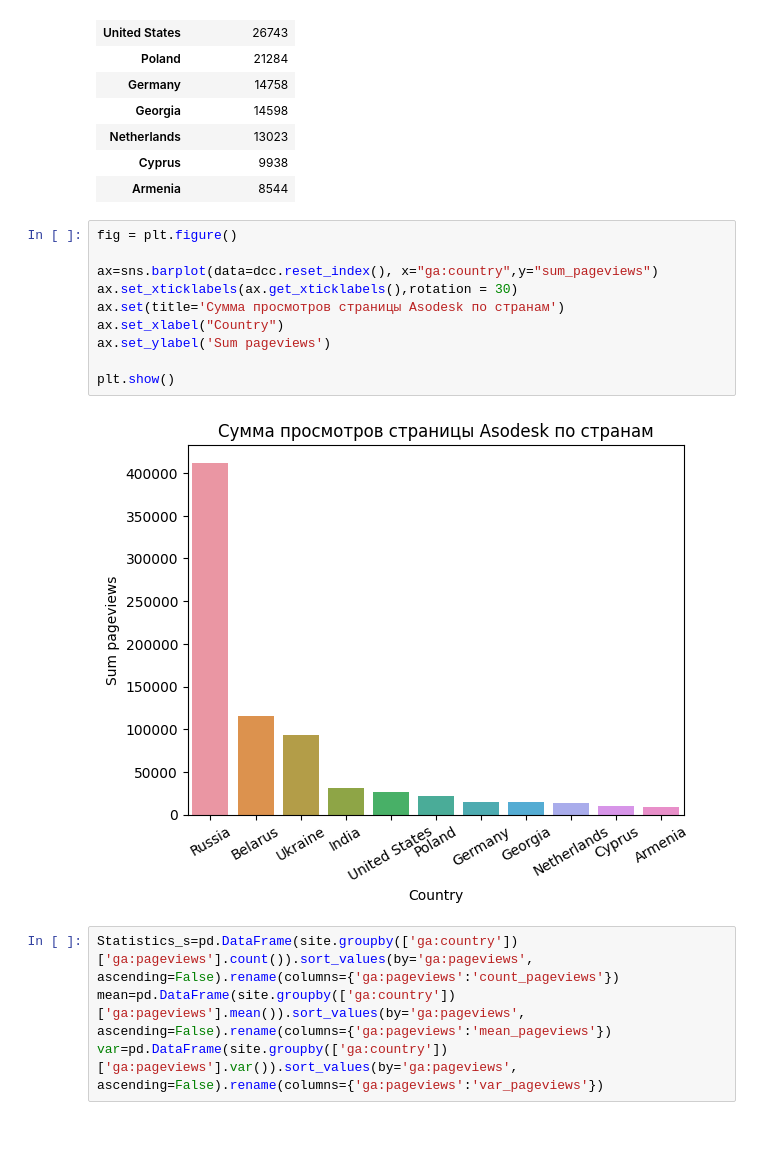
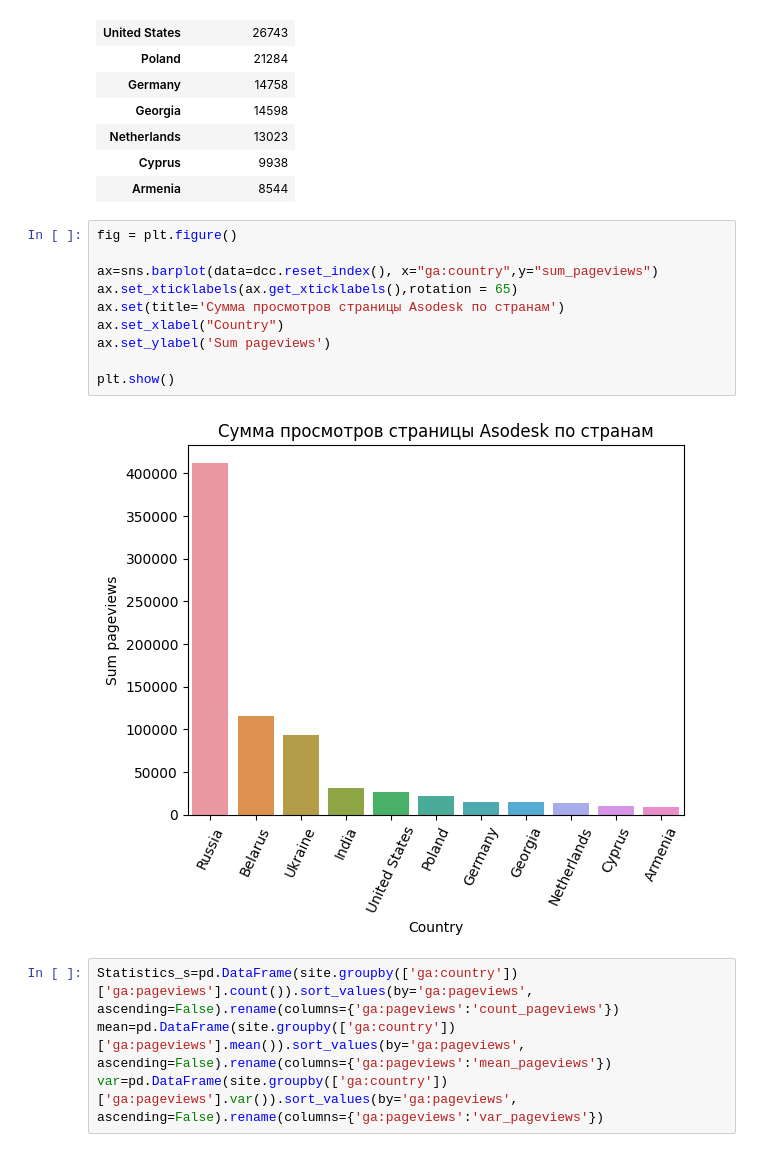
Before and after one commit to InnahHr/DA-project, a Jupyter notebook: Main site.ipynb, the cells around one changed output. Drawn from its saved outputs; the diff is of its cells as text.

```diff
--- a/Main site.ipynb
+++ b/Main site.ipynb
@@ -90,15 +94,15 @@ dcc
 # %%
 fig = plt.figure()
 
 ax=sns.barplot(data=dcc.reset_index(), x="ga:country",y="sum_pageviews")
-ax.set_xticklabels(ax.get_xticklabels(),rotation = 30)
+ax.set_xticklabels(ax.get_xticklabels(),rotation = 65)
 ax.set(title='Сумма просмотров страницы Asodesk по странам')
 ax.set_xlabel("Country")
 ax.set_ylabel('Sum pageviews')
 
 plt.show()
 # %% [output]
-[figure, old version]
+[figure, new version]
 # %%
 Statistics_s=pd.DataFrame(site.groupby(['ga:country'])['ga:pageviews'].count()).sort_values(by='ga:pageviews', ascending=False).rename(columns={'ga:pageviews':'count_pageviews'})
 mean=pd.DataFrame(site.groupby(['ga:country'])['ga:pageviews'].mean()).sort_values(by='ga:pageviews', ascending=False).rename(columns={'ga:pageviews':'mean_pageviews'})
```
Also changed, not shown: parts of 19 cells of this notebook, 1 other file.
